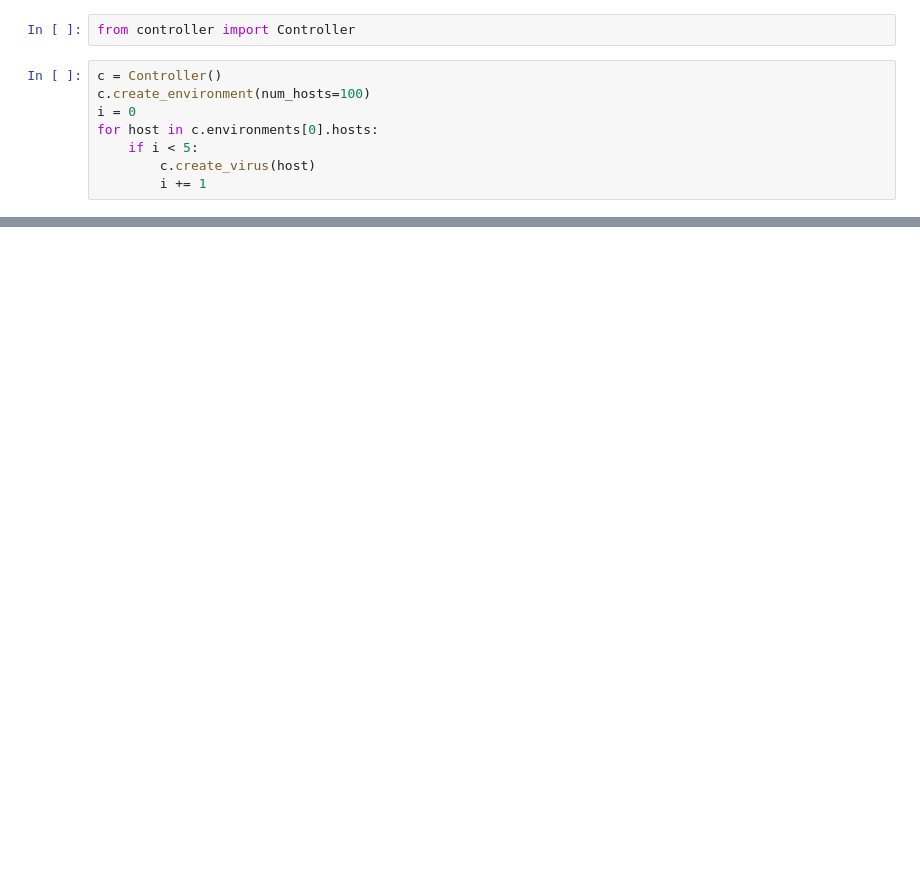
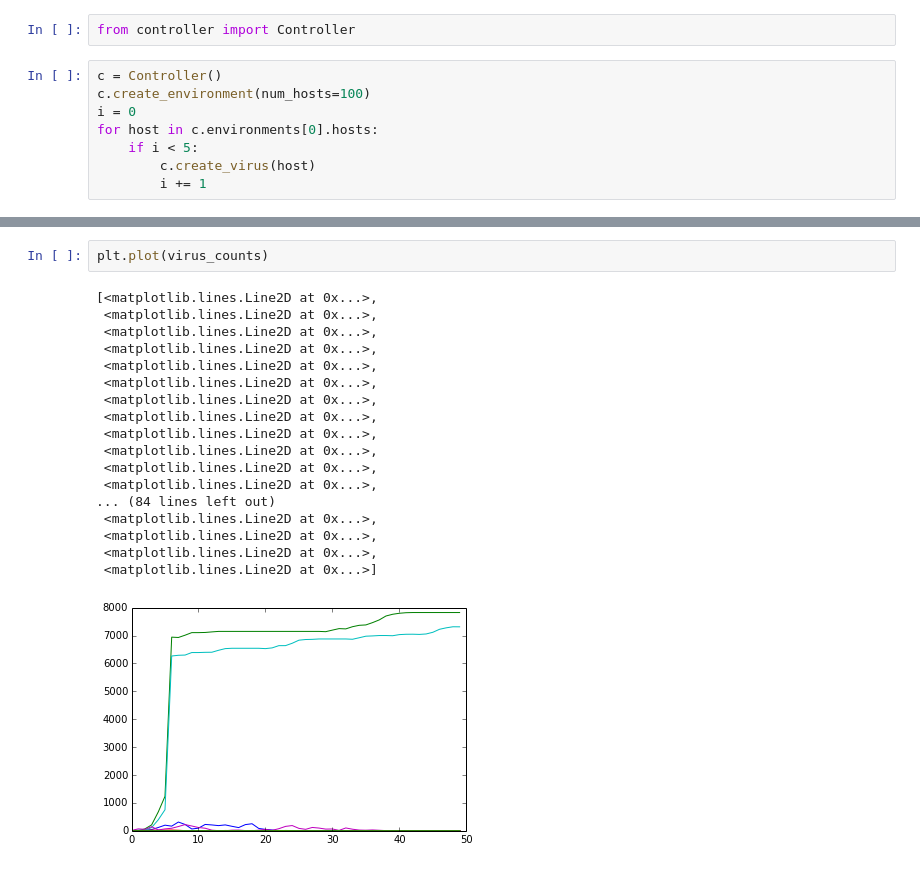
Before and after one commit to ericmjl/Influenza-Network-Transmission-Model, a Jupyter notebook: Test ability to transmit viruses.ipynb, the cells around one changed output, grey strips where cells are left out. Drawn from its saved outputs; the diff is of its cells as text; blank space fills up the shorter version.

```diff
--- a/Test ability to transmit viruses.ipynb
+++ b/Test ability to transmit viruses.ipynb
@@ -46,0 +34,21 @@ plt.plot(num_infected_hosts)
+# %%
+plt.plot(virus_counts)
+# %% [output]
+[<matplotlib.lines.Line2D at 0x...>,
+ <matplotlib.lines.Line2D at 0x...>,
+ <matplotlib.lines.Line2D at 0x...>,
+ <matplotlib.lines.Line2D at 0x...>,
+ <matplotlib.lines.Line2D at 0x...>,
+ <matplotlib.lines.Line2D at 0x...>,
+ <matplotlib.lines.Line2D at 0x...>,
+ <matplotlib.lines.Line2D at 0x...>,
+ <matplotlib.lines.Line2D at 0x...>,
+ <matplotlib.lines.Line2D at 0x...>,
+ <matplotlib.lines.Line2D at 0x...>,
+ <matplotlib.lines.Line2D at 0x...>,
+... (84 lines left out)
+ <matplotlib.lines.Line2D at 0x...>,
+ <matplotlib.lines.Line2D at 0x...>,
+ <matplotlib.lines.Line2D at 0x...>,
+ <matplotlib.lines.Line2D at 0x...>]
+[figure, added]
```
Also changed, not shown: parts of 3 cells of this notebook, 5 other files.
